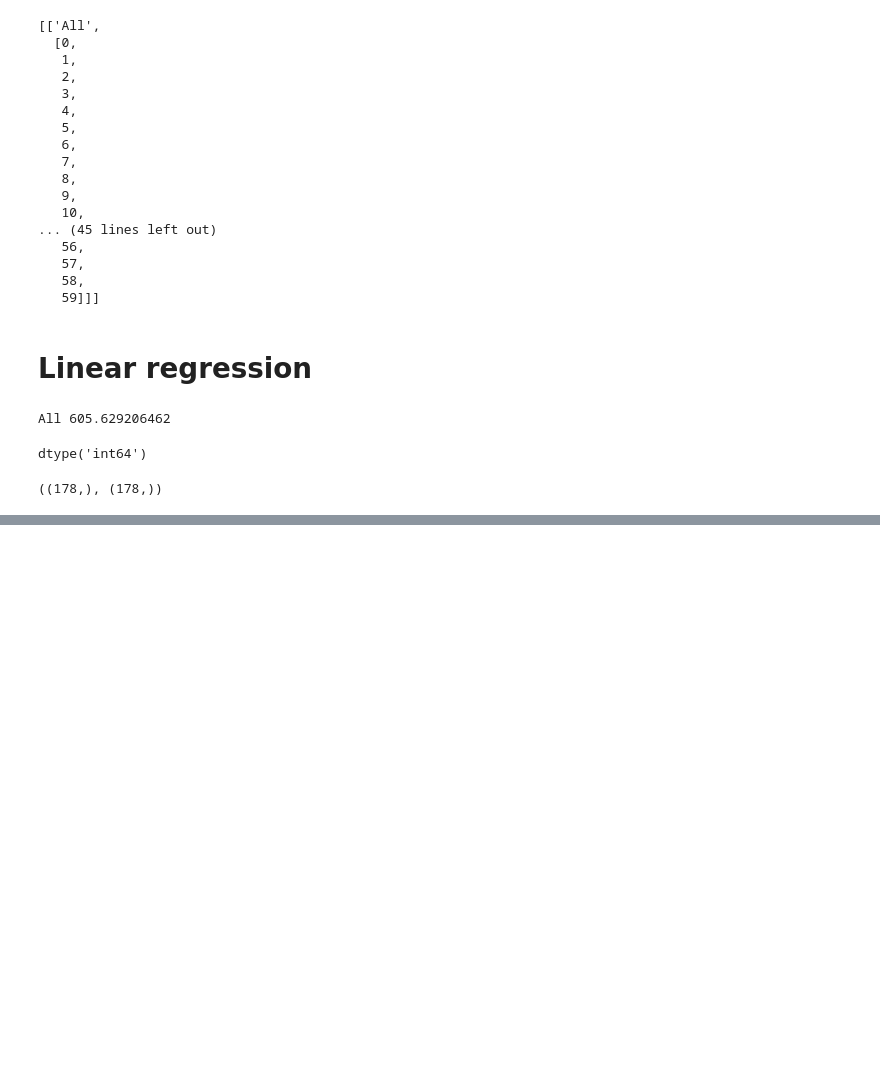
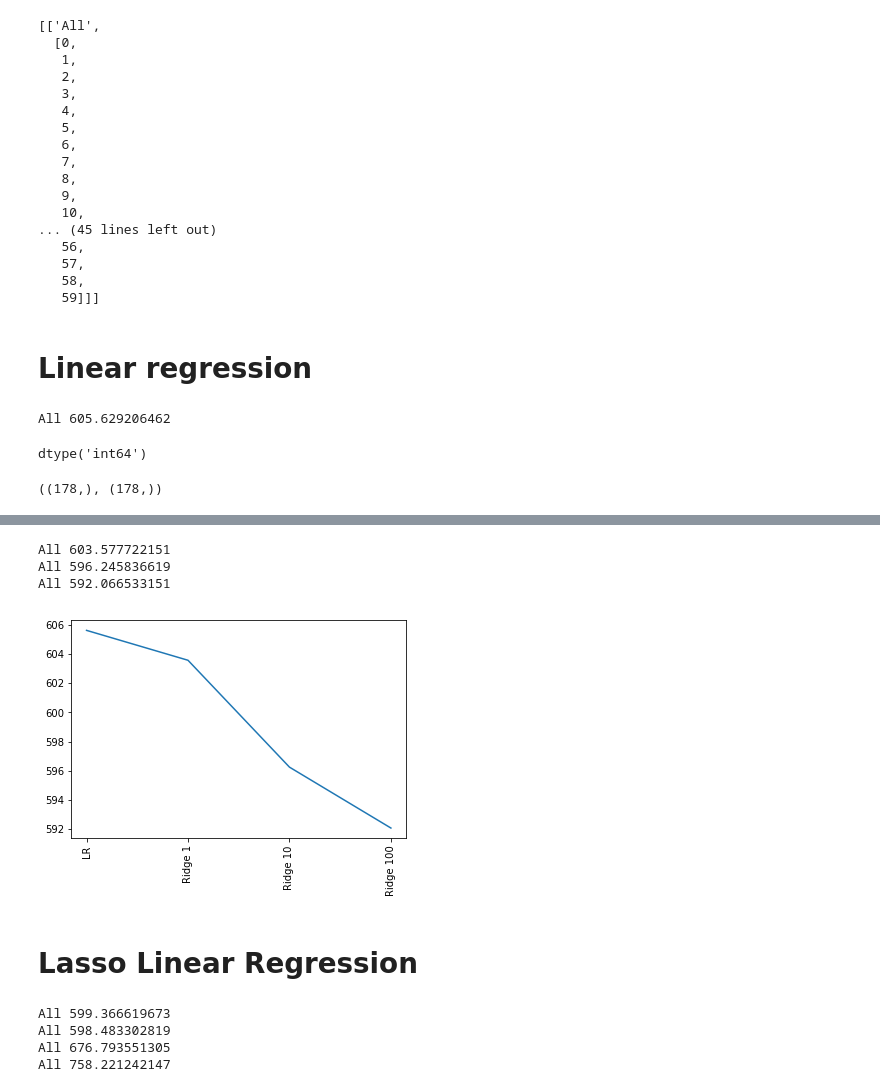
Before and after one commit to patricieni/ICM, a Jupyter notebook: Healthcare modeling DT RF workflow.ipynb, the cells around one changed output, grey strips where cells are left out. Drawn from its saved outputs; the diff is of its cells as text; code cells hidden in the pictures; blank space fills up the shorter version.

```diff
--- a/Healthcare modeling DT RF workflow.ipynb
+++ b/Healthcare modeling DT RF workflow.ipynb
@@ -210,0 +193,31 @@ plt.show()
+# %%
+for alpha in a_list:
+    #set base model
+    model = Ridge(alpha = alpha, random_state = seed)
+
+    algo = "Ridge"
+
+    for name, i_cols_list in X_all:
+        model.fit(X_train_2.iloc[:, i_cols_list], Y_train2)
+        result = mean_absolute_error(Y_val, model.predict(X_val.iloc[:, i_cols_list]))
+        mae.append(result)
+        print(name + " %s" % result)
+
+    comb.append(algo + " %s" % alpha)
+# %% [output]
+All 603.577722151
+All 596.245836619
+All 592.066533151
+# %%
+#Plot mae and all combinations
+fix, ax = plt.subplots()
+plt.plot(mae)
+
+#Set tick names to names of all combinations
+ax.set_xticks(range(len(comb)))
+ax.set_xticklabels(comb, rotation = "vertical")
+plt.show()
+# %% [output]
+[figure, added]
+# %% [markdown]
+# Lasso Linear Regression
@@ -210,0 +229,21 @@ plt.show()
+# %%
+for alpha in a_list:
+
+    #set base model
+
+    model = Lasso(alpha = alpha, random_state = seed)
+
+    algo = "Lasso"
+
+    for name, i_cols_list in X_all:
+        model.fit(X_train_2.iloc[:, i_cols_list], Y_train2)
+        result = mean_absolute_error(Y_val, model.predict(X_val.iloc[:, i_cols_list]))
+        mae.append(result)
+        print(name + " %s" % result)
+
+    comb.append(algo + " %s" % alpha)
+# %% [output]
+All 599.366619673
+All 598.483302819
+All 676.793551305
+All 758.221242147
```
Also changed, not shown: parts of 53 cells of this notebook.
